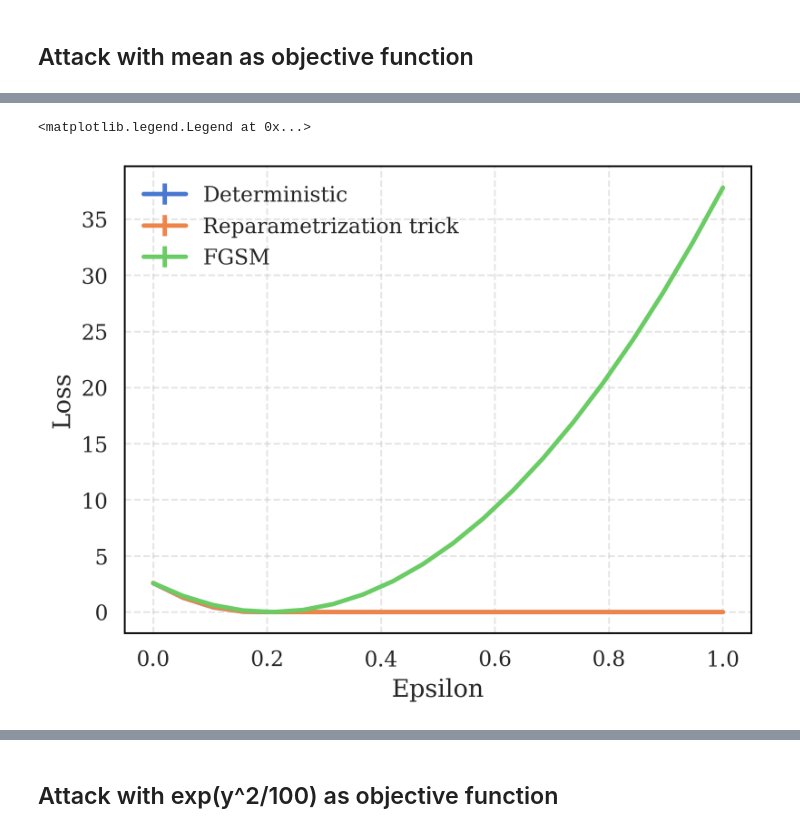
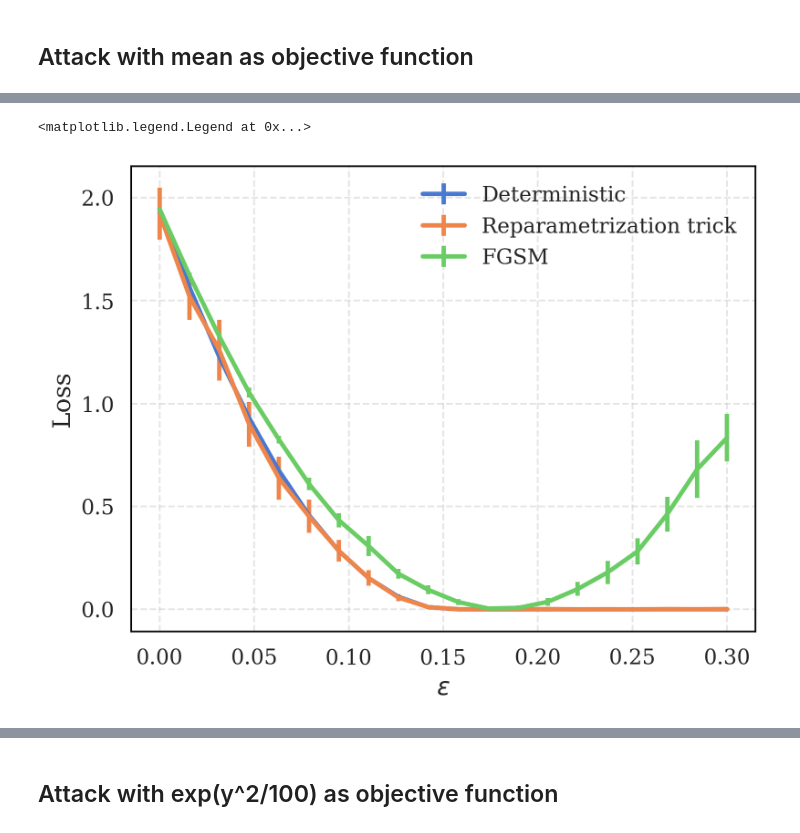
Before and after one commit to pablogarciarce/AdvReg, a Jupyter notebook: notebooks/test_point_attack.ipynb, the cells around one changed output, grey strips where cells are left out. Saved outputs shown, nothing was run; the diff lists cells and outputs as text; code cells hidden in the pictures.

```diff
--- a/notebooks/test_point_attack.ipynb
+++ b/notebooks/test_point_attack.ipynb
@@ -215,42 +124,8 @@ def attack_true_grad(x_clean, model, G, samples_per_iteration=1000, learning_rat
-# %%
-def attack_fgsm(x_clean, model, G, samples_per_iteration=1000, learning_rate=1e-3, num_iterations=1000, epsilon=.1, func=id, early_stopping_patience=10):
-    x_0 = x_clean.clone().detach()
-    x_adv = x_clean.clone().detach().requires_grad_(True)
-
-    optimizer = torch.optim.SGD([x_adv], lr=learning_rate)
-
-    x_adv.requires_grad = True
-
-    _, f_mean, loss = reparametrization_trick(x_adv, model, G, samples_per_iteration, func=func)
-    x_adv.grad = x_adv.grad.sign()
-    optimizer.step()
-    x_adv.grad.zero_()
-
-    with torch.no_grad():
-        x_adv = x_0 + epsilon * (x_adv - x_0) / torch.norm(x_adv - x_0, p=2)
-
-    return x_adv
 # %% [markdown]
 ## Attack with mean as objective function
-# %%
-def det_attack(x_adv, model, y_star, epsilon=.1, verbose=False):
-    mu = model.mu.numpy()
-
-    beta_dot_x = np.dot(mu, x_adv)
-    beta_norm_squared = np.dot(mu, mu)
-    x_adv_det = x_adv + ((y_star - beta_dot_x) / beta_norm_squared) * mu
-
-    if np.linalg.norm(np.dot(y_star - beta_dot_x, mu)) > epsilon * beta_norm_squared:
-        if verbose:
-            print('Optimal perturbation is too large')
-        delta_x_adv = epsilon * (np.dot(y_star - beta_dot_x, mu) / (np.linalg.norm(y_star - beta_dot_x) * np.linalg.norm(mu)))
-        x_adv_det = x_adv + delta_x_adv
-
-    y_adv_det = np.dot(mu, x_adv_det)
-    return x_adv_det, y_adv_det
 # %%
 x_adv = X_test[17,:].copy()
-y_star = 3
+y_star = 6.0
 epsilon = .2
 
 # Plot function value against strength of attack
@@ -270,5 +145,5 @@ Text(0, 0.5, 'Function value')
 # %%
-y_star = 3
+y_star = 6.0
 epsilon = .2
 x_adv = X_test[17,:].copy()
 x_adv = torch.tensor(x_adv, dtype=torch.float32, requires_grad=True)
@@ -294,36 +169,36 @@ Text(0, 0.5, 'Function value')
 losses_det_all = []
 losses_rep_all = []
 losses_fgsm_all = []
-epsilons = np.linspace(0, 1, 20)
+epsilons = np.linspace(0, .3, 20)
 
 for _ in range(10):
     losses_det = []
     losses_rep = []
     losses_fgsm = []
 
     for epsilon in epsilons:
         x_adv_det, y_adv_det = det_attack(X_test[17,:].copy(), model, y_star, epsilon, verbose=False)
         losses_det.append((y_adv_det - y_star) ** 2)
 
         x_adv = torch.tensor(X_test[17,:].copy(), dtype=torch.float32, requires_grad=True)
         x_adv_values, loss_values, func_values = attack(x_adv, model, y_star, epsilon=epsilon, learning_rate=1e-4, func=id)
         losses_rep.append((func_values[-1] - y_star) ** 2)
 
         x_adv_fgsm = attack_fgsm(torch.tensor(X_test[17,:].copy(), dtype=torch.float32), model, y_star, epsilon=epsilon)
         y_adv_fgsm = model.mu @ x_adv_fgsm
         losses_fgsm.append((y_adv_fgsm - y_star) ** 2)
 
     losses_det_all.append(losses_det)
     losses_rep_all.append(losses_rep)
     losses_fgsm_all.append(losses_fgsm)
 
 # plot the mean and std of the losses
 plt.errorbar(epsilons, np.mean(losses_det_all, axis=0), yerr=2*np.std(losses_det_all, axis=0), label='Deterministic')
 plt.errorbar(epsilons, np.mean(losses_rep_all, axis=0), yerr=2*np.std(losses_rep_all, axis=0), label='Reparametrization trick')
 plt.errorbar(epsilons, np.mean(losses_fgsm_all, axis=0), yerr=2*np.std(losses_fgsm_all, axis=0), label='FGSM')
-plt.xlabel('Epsilon')
+plt.xlabel('$\epsilon$')
 plt.ylabel('Loss')
 plt.legend()
 # %% [output]
 <matplotlib.legend.Legend at 0x...>
-[figure, old version]
+[figure, new version]
```
Also changed, not shown: parts of 36 cells of this notebook, 9 other files.
